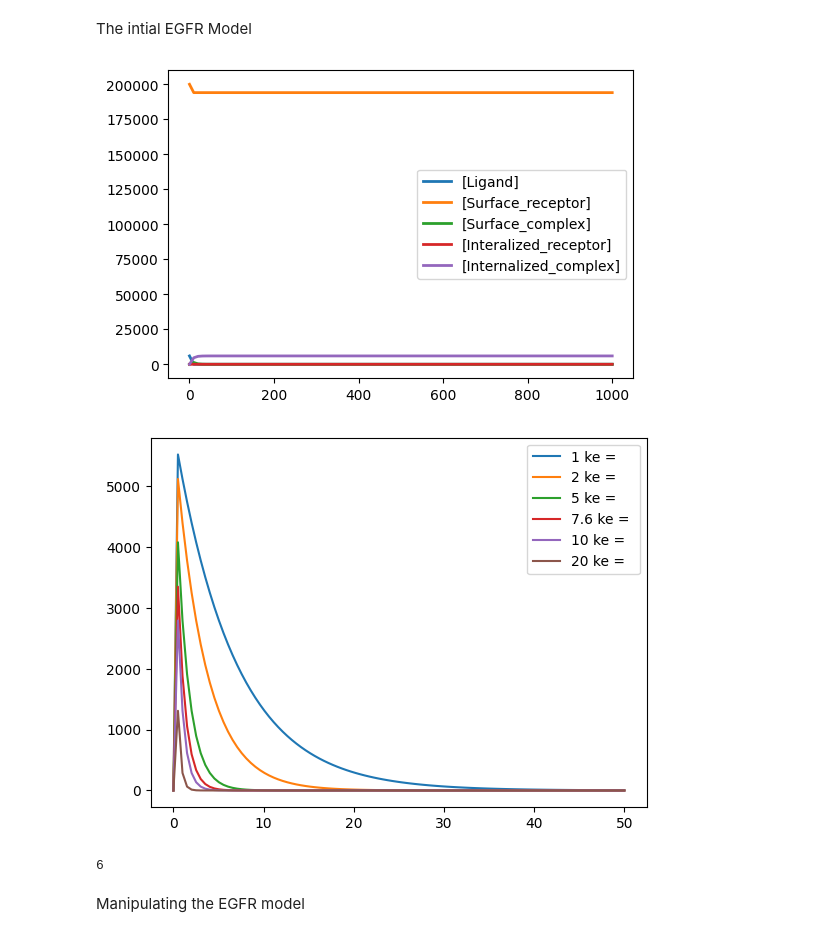
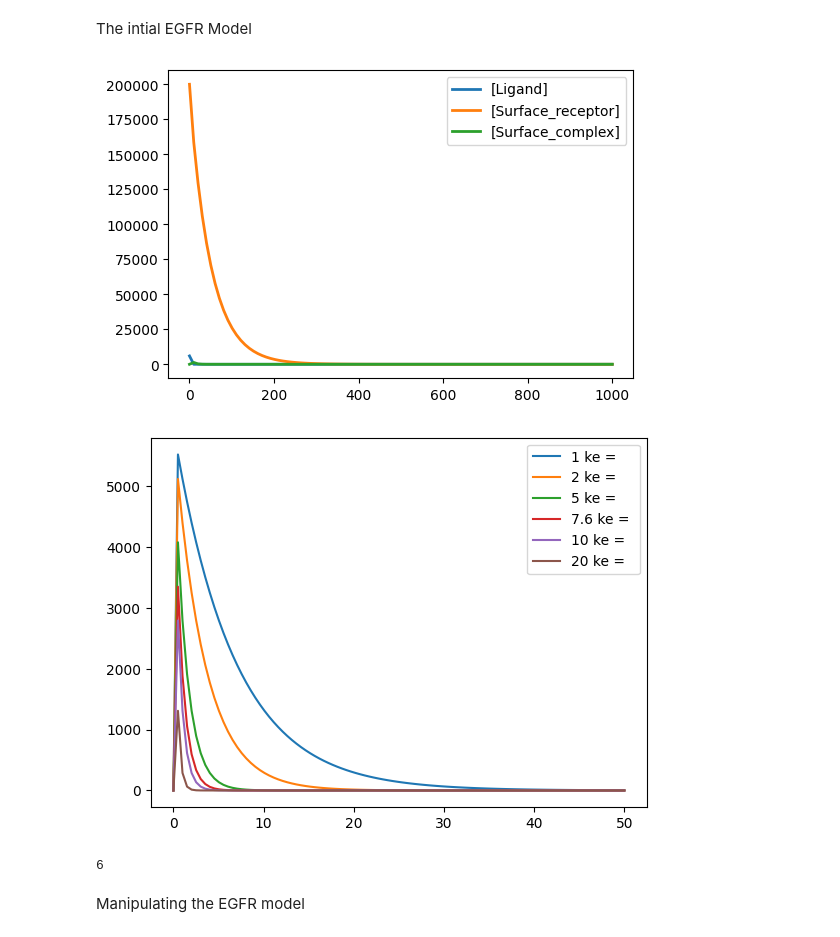
Before and after one commit to Ara101/Recapitulating-Shankaran2007-GPCR-model, a Jupyter notebook: GPCR_model/Shankaran_model.ipynb, the cells around one changed output. Cells and saved outputs as stored; diff of their text form; code cells hidden in the pictures.

```diff
--- a/GPCR_model/Shankaran_model.ipynb
+++ b/GPCR_model/Shankaran_model.ipynb
@@ -10,13 +10,14 @@ The intial EGFR Model
 # %%
 # seperate ligand and receptor entire EGFR model
 shankaran_model_EGFR = te.loada("""
+
 Ligand + Surface_receptor -> Surface_complex; Ligand*Surface_receptor*kon
 Surface_complex -> Ligand + Surface_receptor; Surface_complex*koff
 
-Interalized_receptor -> Surface_receptor; Interalized_receptor*Vr
-Surface_receptor -> Interalized_receptor; Surface_receptor*kt
+-> Surface_receptor; kt*(Rt^0)
+Surface_receptor -> ; Surface_receptor*kt
 
-Surface_complex -> Internalized_complex; Surface_complex*ke
+Surface_complex -> ; Surface_complex*ke
 
 Ligand  = 0.01*Kd + 5961
 Surface_receptor = Rt
@@ -24,34 +25,34 @@ Surface_complex = 0
 
 kon = 0.097
 koff = 0.24
 Kd = koff/kon
 
 kt = 0.02
 ke = 0.15
 Vr = kt*Rt
 
 Rt = 200000
 V = 0.0000000004
 """)
 shankaran_model_EGFR.reset()
 m = shankaran_model_EGFR.simulate(0, 1000, 100)
 shankaran_model_EGFR.plot()
 
 # change a species value to recreate the graph
 shankaran_model_EGFR.resetAll()
 count = 0
 for i in [1,2,5,7.6,10,20]:
     shankaran_model_EGFR.resetToOrigin()
     shankaran_model_EGFR.ke = 0.15*i
     result = shankaran_model_EGFR.simulate(0, 50, 100,['time','Surface_complex'])
     plt.plot(result[:,0],result[:,1], label = '%s ke = '%i)
     count += 1
 
 plt.legend()
 plt.show()
 print(count)
 # %% [output]
-[figure, old version]
+[figure, new version]
 [figure]
 6
 # %% [markdown]
```
Also changed, not shown: parts of 2 cells of this notebook.
